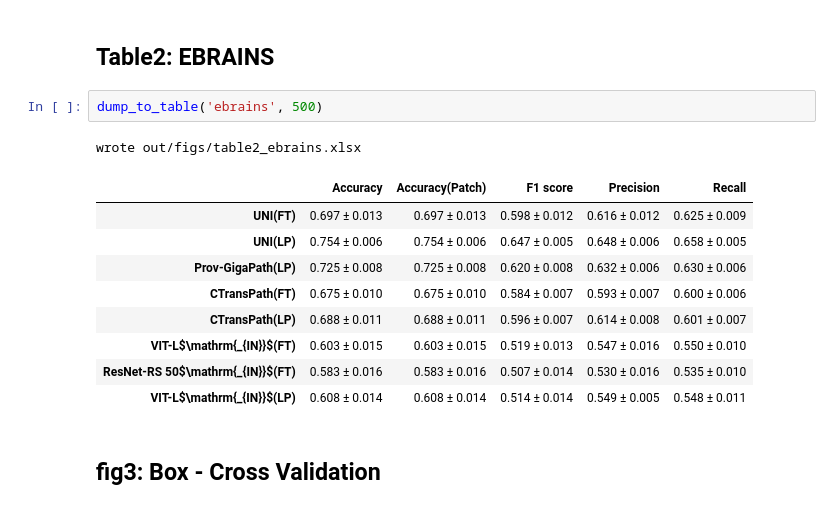
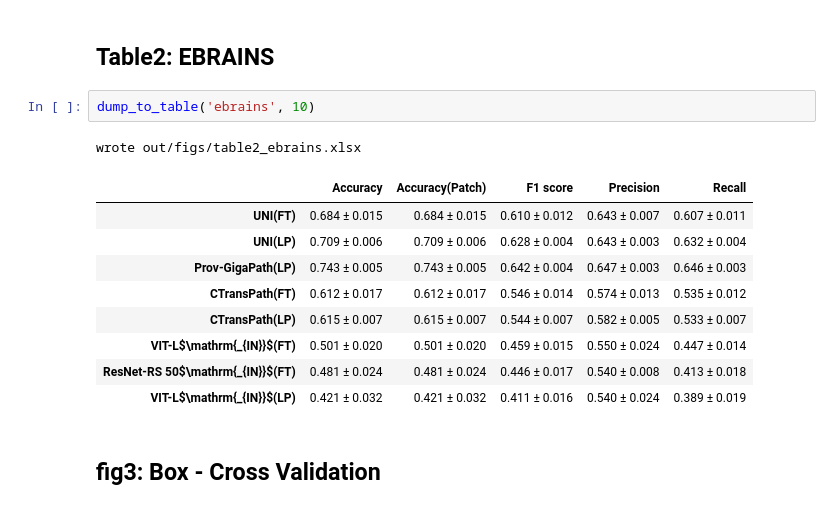
Before and after one commit to endaaman/bt, a Jupyter notebook: notes/note_metrics.ipynb, the cells around one changed output. Cells and saved outputs as stored; diff of their text form.

```diff
--- a/notes/note_metrics.ipynb
+++ b/notes/note_metrics.ipynb
@@ -94,18 +94,18 @@ wrote out/figs/table2_cv.xlsx
 # %% [markdown]
 ## Table2: EBRAINS
 # %%
-dump_to_table('ebrains', 500)
+dump_to_table('ebrains', 10)
 # %% [output]
 wrote out/figs/table2_ebrains.xlsx
 |  | Accuracy | Accuracy(Patch) | F1 score | Precision | Recall |
-| UNI(FT) | 0.697 ± 0.013 | 0.697 ± 0.013 | 0.598 ± 0.012 | 0.616 ± 0.012 | 0.625 ± 0.009 |
-| UNI(LP) | 0.754 ± 0.006 | 0.754 ± 0.006 | 0.647 ± 0.005 | 0.648 ± 0.006 | 0.658 ± 0.005 |
-| Prov-GigaPath(LP) | 0.725 ± 0.008 | 0.725 ± 0.008 | 0.620 ± 0.008 | 0.632 ± 0.006 | 0.630 ± 0.006 |
-| CTransPath(FT) | 0.675 ± 0.010 | 0.675 ± 0.010 | 0.584 ± 0.007 | 0.593 ± 0.007 | 0.600 ± 0.006 |
-| CTransPath(LP) | 0.688 ± 0.011 | 0.688 ± 0.011 | 0.596 ± 0.007 | 0.614 ± 0.008 | 0.601 ± 0.007 |
-| VIT-L$\mathrm{_{IN}}$(FT) | 0.603 ± 0.015 | 0.603 ± 0.015 | 0.519 ± 0.013 | 0.547 ± 0.016 | 0.550 ± 0.010 |
-| ResNet-RS 50$\mathrm{_{IN}}$(FT) | 0.583 ± 0.016 | 0.583 ± 0.016 | 0.507 ± 0.014 | 0.530 ± 0.016 | 0.535 ± 0.010 |
-| VIT-L$\mathrm{_{IN}}$(LP) | 0.608 ± 0.014 | 0.608 ± 0.014 | 0.514 ± 0.014 | 0.549 ± 0.005 | 0.548 ± 0.011 |
+| UNI(FT) | 0.684 ± 0.015 | 0.684 ± 0.015 | 0.610 ± 0.012 | 0.643 ± 0.007 | 0.607 ± 0.011 |
+| UNI(LP) | 0.709 ± 0.006 | 0.709 ± 0.006 | 0.628 ± 0.004 | 0.643 ± 0.003 | 0.632 ± 0.004 |
+| Prov-GigaPath(LP) | 0.743 ± 0.005 | 0.743 ± 0.005 | 0.642 ± 0.004 | 0.647 ± 0.003 | 0.646 ± 0.003 |
+| CTransPath(FT) | 0.612 ± 0.017 | 0.612 ± 0.017 | 0.546 ± 0.014 | 0.574 ± 0.013 | 0.535 ± 0.012 |
+| CTransPath(LP) | 0.615 ± 0.007 | 0.615 ± 0.007 | 0.544 ± 0.007 | 0.582 ± 0.005 | 0.533 ± 0.007 |
+| VIT-L$\mathrm{_{IN}}$(FT) | 0.501 ± 0.020 | 0.501 ± 0.020 | 0.459 ± 0.015 | 0.550 ± 0.024 | 0.447 ± 0.014 |
+| ResNet-RS 50$\mathrm{_{IN}}$(FT) | 0.481 ± 0.024 | 0.481 ± 0.024 | 0.446 ± 0.017 | 0.540 ± 0.008 | 0.413 ± 0.018 |
+| VIT-L$\mathrm{_{IN}}$(LP) | 0.421 ± 0.032 | 0.421 ± 0.032 | 0.411 ± 0.016 | 0.540 ± 0.024 | 0.389 ± 0.019 |
 # %% [markdown]
 ## fig3: Box - Cross Validation
 # %%
```
Also changed, not shown: parts of 5 cells of this notebook, 4 other files.
